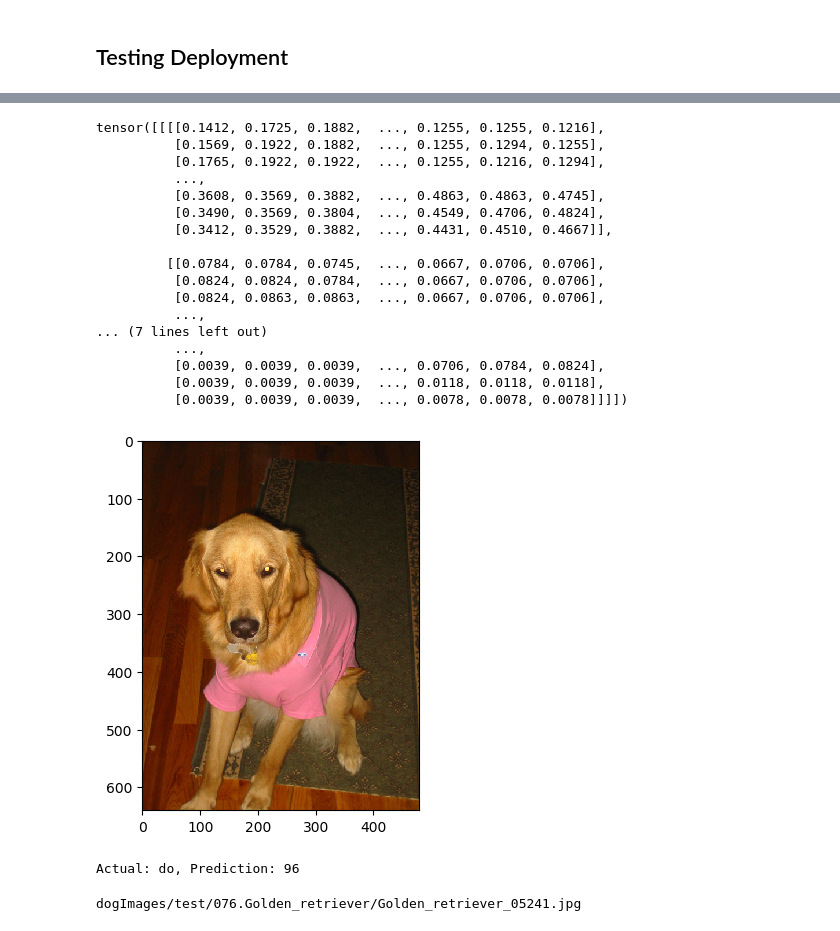
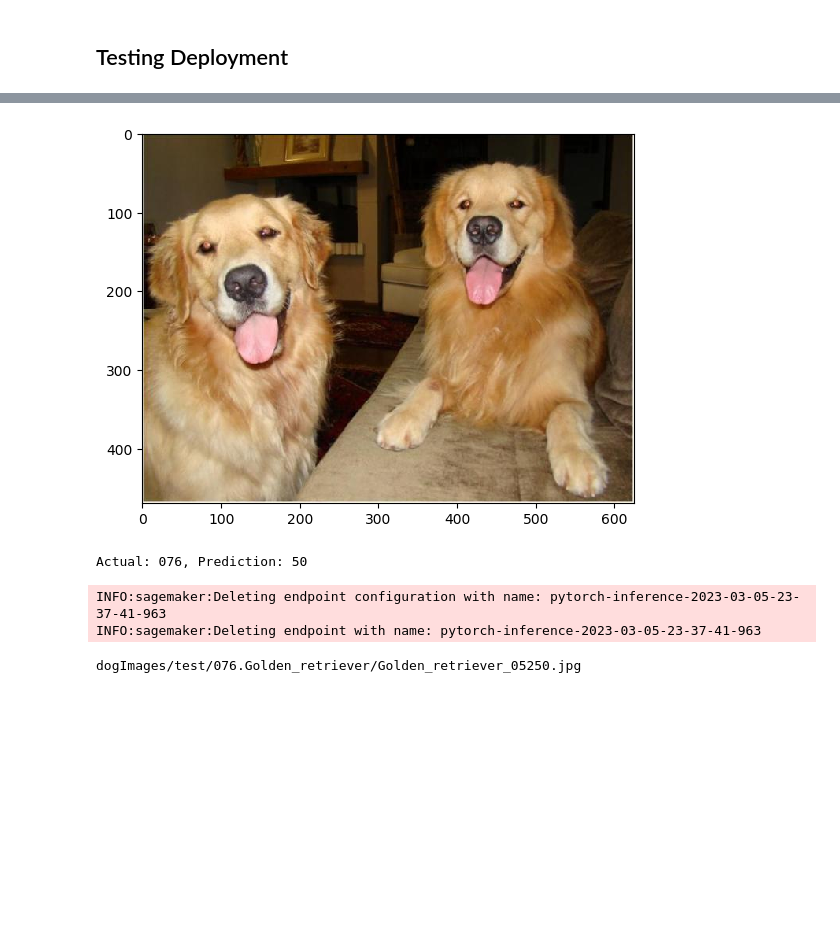
Before and after one commit to DevikaLak/CD0387-deep-learning-topics-within-computer-vision-nlp-project-starter, a Jupyter notebook: train_and_deploy.ipynb, the cells around one changed output, grey strips where cells are left out. Saved outputs shown, nothing was run; the diff lists cells and outputs as text; code cells hidden in the pictures; blank space fills up the shorter version.

```diff
--- a/train_and_deploy.ipynb
+++ b/train_and_deploy.ipynb
@@ -489,7 +445,7 @@ import numpy as np
 import matplotlib.pyplot as plt
 from torchvision import transforms
 # %%
-predictor = sagemaker.pytorch.model.PyTorchPredictor("pytorch-inference-2023-02-25-06-22-02-556")
+predictor = sagemaker.pytorch.model.PyTorchPredictor("pytorch-inference-2023-03-05-23-37-41-963")
 # %%
 # TODO: Predict function that takes in an image, preprocesses it, and uses the endpoint for prediction
 def predict(image_path):
@@ -509,32 +465,18 @@ def predict(image_path):
     plt.show()
     print(f"Actual: {image_path[15:18]}, Prediction: {pred[0]}")
 # %%
-image_path = "dogImages/test/076.Golden_retriever/Golden_retriever_05241.jpg"
+image_path = "dogImages/test/076.Golden_retriever/Golden_retriever_05250.jpg"
 predict(image_path)
 # %% [output]
+[figure, new version]
-tensor([[[[0.1412, 0.1725, 0.1882,  ..., 0.1255, 0.1255, 0.1216],
-          [0.1569, 0.1922, 0.1882,  ..., 0.1255, 0.1294, 0.1255],
-          [0.1765, 0.1922, 0.1922,  ..., 0.1255, 0.1216, 0.1294],
-          ...,
-          [0.3608, 0.3569, 0.3882,  ..., 0.4863, 0.4863, 0.4745],
-          [0.3490, 0.3569, 0.3804,  ..., 0.4549, 0.4706, 0.4824],
-          [0.3412, 0.3529, 0.3882,  ..., 0.4431, 0.4510, 0.4667]],
-
-         [[0.0784, 0.0784, 0.0745,  ..., 0.0667, 0.0706, 0.0706],
-          [0.0824, 0.0824, 0.0784,  ..., 0.0667, 0.0706, 0.0706],
-          [0.0824, 0.0863, 0.0863,  ..., 0.0667, 0.0706, 0.0706],
-          ...,
-... (7 lines left out)
-          ...,
-          [0.0039, 0.0039, 0.0039,  ..., 0.0706, 0.0784, 0.0824],
-          [0.0039, 0.0039, 0.0039,  ..., 0.0118, 0.0118, 0.0118],
-          [0.0039, 0.0039, 0.0039,  ..., 0.0078, 0.0078, 0.0078]]]])
+Actual: 076, Prediction: 50
-[figure, old version]
-Actual: do, Prediction: 96
 # %%
 # TODO: Remember to shutdown/delete your endpoint once your work is done
 predictor.delete_endpoint()
+# %% [output]
+INFO:sagemaker:Deleting endpoint configuration with name: pytorch-inference-2023-03-05-23-37-41-963
+INFO:sagemaker:Deleting endpoint with name: pytorch-inference-2023-03-05-23-37-41-963
 # %%
 print(image_path[:])
 # %% [output]
-dogImages/test/076.Golden_retriever/Golden_retriever_05241.jpg
+dogImages/test/076.Golden_retriever/Golden_retriever_05250.jpg
```
Also changed, not shown: parts of 25 cells of this notebook, 1 other file.
